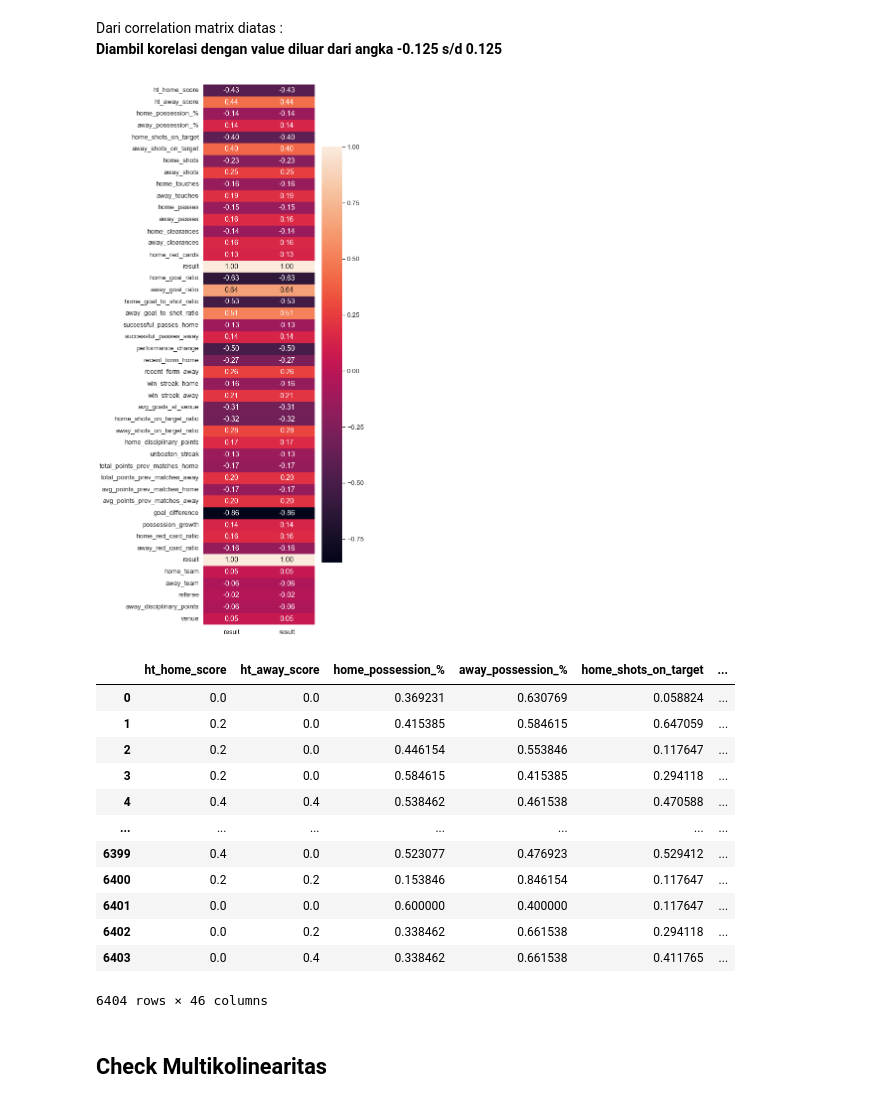
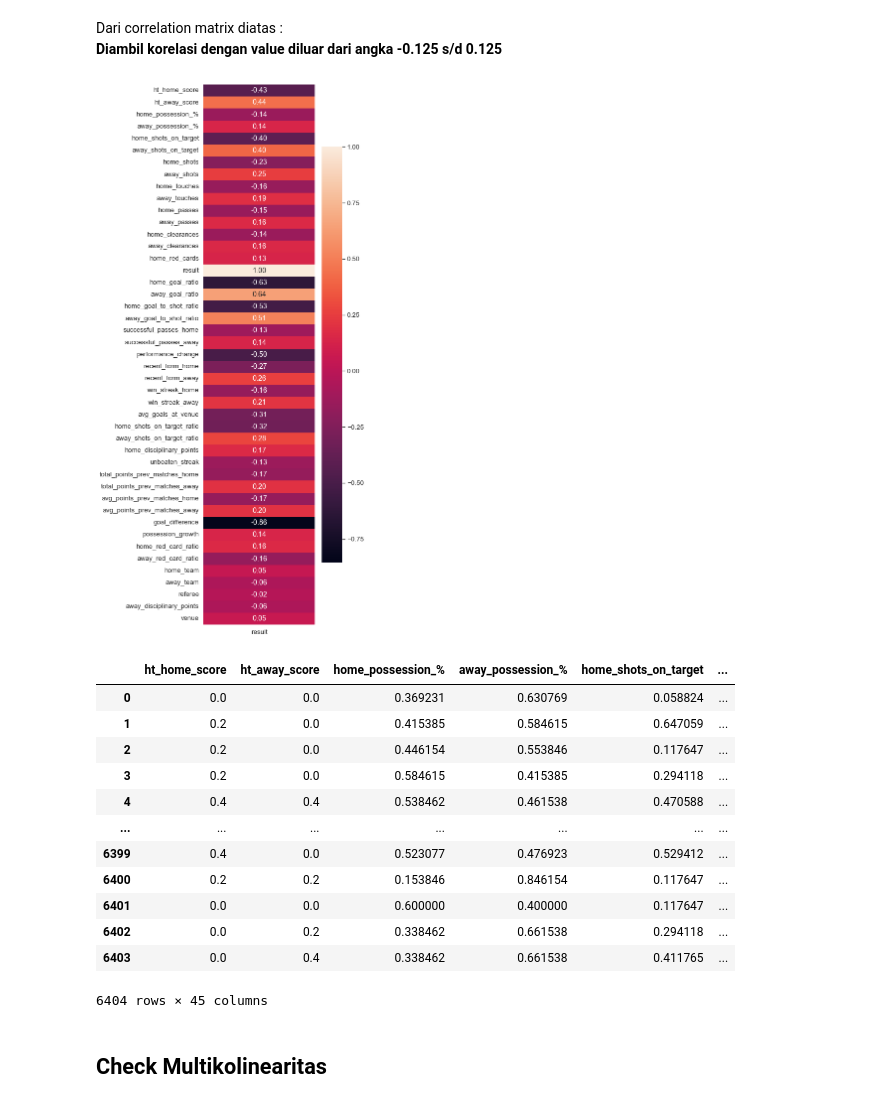
Before and after one commit to TheOX027/Premier-League-2022-2023-Streamlit-App, a Jupyter notebook: predict_matches_4.ipynb, the cells around one changed output. Drawn from its saved outputs; the diff is of its cells as text; code cells hidden in the pictures.

```diff
--- a/predict_matches_4.ipynb
+++ b/predict_matches_4.ipynb
@@ -382,7 +382,7 @@ from sklearn.preprocessing import MinMaxScaler
 
 # Menentukan kolom-kolom yang akan di-MinMax Scaling
 columns_to_scale = df.select_dtypes(include=['int32', 'int64', 'float64']).columns
-columns_to_scale = columns_to_scale.drop(['home_team', 'away_team', 'referee', 'result'])
+columns_to_scale = columns_to_scale.drop(['home_team', 'away_team', 'referee', 'result', 'venue'])
 
 # Melakukan Min-Max Scaling pada kolom-kolom tersebut
 scaler = MinMaxScaler()
@@ -560,32 +560,31 @@ Dari correlation matrix diatas : <br>
 # %%
 # Menghitung korelasi
 corr = df.corr()
 
 # Mengatur nilai ambang untuk korelasi yang diinginkan
 threshold = 0.125
 selected_columns_corr = corr.loc[(corr['result'] < -threshold) | (corr['result'] > threshold), :].index.tolist()
 
 # Menambahkan kolom 'result' ke dalam daftar kolom yang dipilih
-selected_columns_corr.append('result')
 selected_columns_corr.append('home_team')
 selected_columns_corr.append('away_team')
 selected_columns_corr.append('referee')
 selected_columns_corr.append('away_disciplinary_points')
 selected_columns_corr.append('venue')
 
 # Memilih DataFrame yang hanya berisi kolom yang dipilih
 selected_df_corr = df[selected_columns_corr]
 
 # Menghitung korelasi untuk DataFrame yang dipilih
 corr_matrix = selected_df_corr.corr()
 
 # Membuat heatmap korelasi
 plt.figure(figsize=(5, 20))
 sns.set(font_scale=1.2)
 sns.heatmap(corr_matrix.loc[['result'], :].T, annot=True, fmt=".2f")
 plt.show()
 # %% [output]
-[figure, old version]
+[figure, new version]
 # %%
 selected_df_corr
 # %% [output]
@@ -601,7 +600,7 @@ selected_df_corr
 | 6401 | 0.0 | 0.0 | 0.600000 | 0.400000 | 0.117647 | ... |
 | 6402 | 0.0 | 0.2 | 0.338462 | 0.661538 | 0.294118 | ... |
 | 6403 | 0.0 | 0.4 | 0.338462 | 0.661538 | 0.411765 | ... |
-6404 rows × 46 columns
+6404 rows × 45 columns
 # %% [markdown]
 ## Check Multikolinearitas
 # %% [markdown]
```
Also changed, not shown: parts of 22 cells of this notebook.
